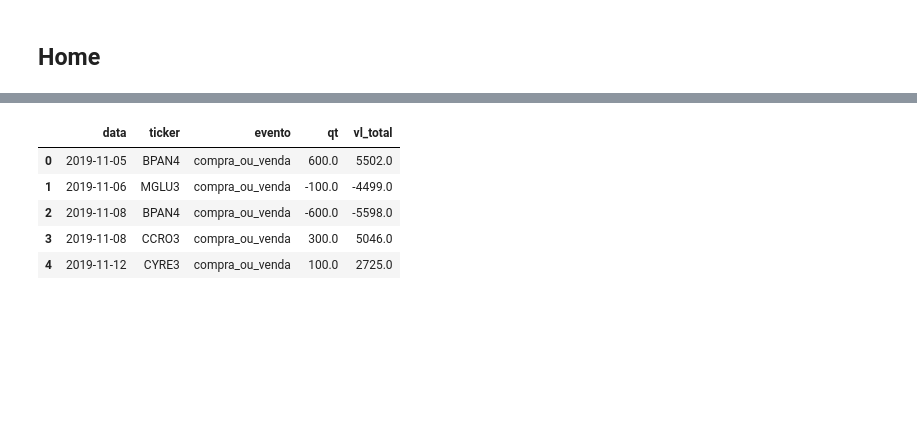
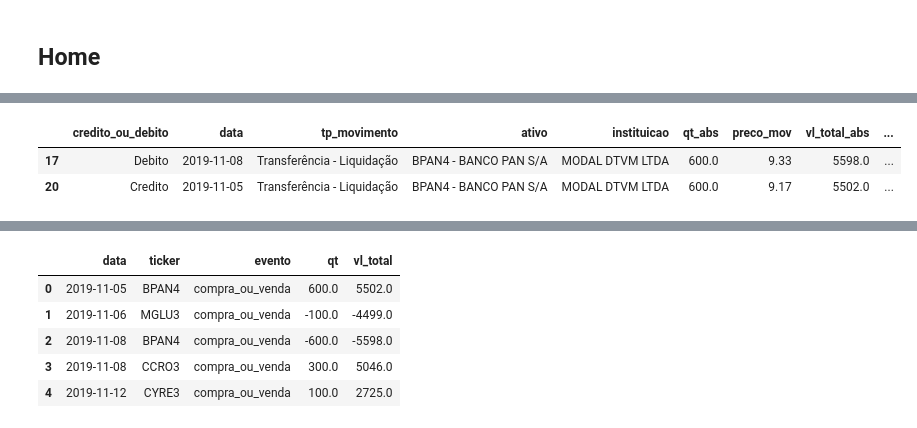
Before and after one commit to rknagao/b3-report, a Jupyter notebook: src/manutencao.ipynb, the cells around one changed output, grey strips where cells are left out. Cells and saved outputs as stored; diff of their text form; code cells hidden in the pictures; blank space fills up the shorter version.

```diff
--- a/src/manutencao.ipynb
+++ b/src/manutencao.ipynb
@@ -134,2 +121,9 @@ df_data_treatment.loc[df_data_treatment['ativo'] == 'Tesouro Selic 2024']
+# %%
+a = df_data_treatment
+a.loc[a['ticker'] == 'BPAN4']
+# %% [output]
+|  | credito_ou_debito | data | tp_movimento | ativo | instituicao | qt_abs | preco_mov | vl_total_abs | ... |
+| 17 | Debito | 2019-11-08 | Transferência - Liquidação | BPAN4 - BANCO PAN S/A | MODAL DTVM LTDA | 600.0 | 9.33 | 5598.0 | ... |
+| 20 | Credito | 2019-11-05 | Transferência - Liquidação | BPAN4 - BANCO PAN S/A | MODAL DTVM LTDA | 600.0 | 9.17 | 5502.0 | ... |
 # %%
 def only_tesouro(df):
```
Also changed, not shown: parts of 20 cells of this notebook, 6 other files.
